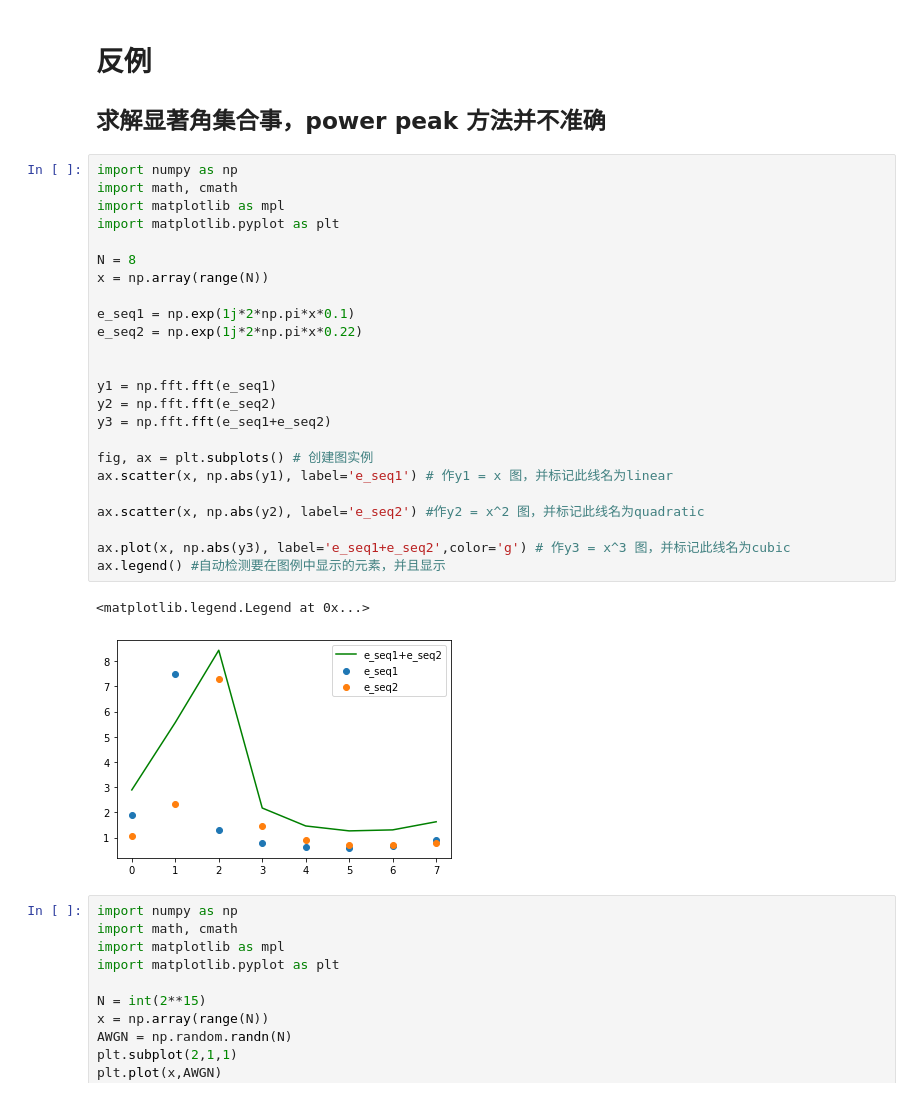
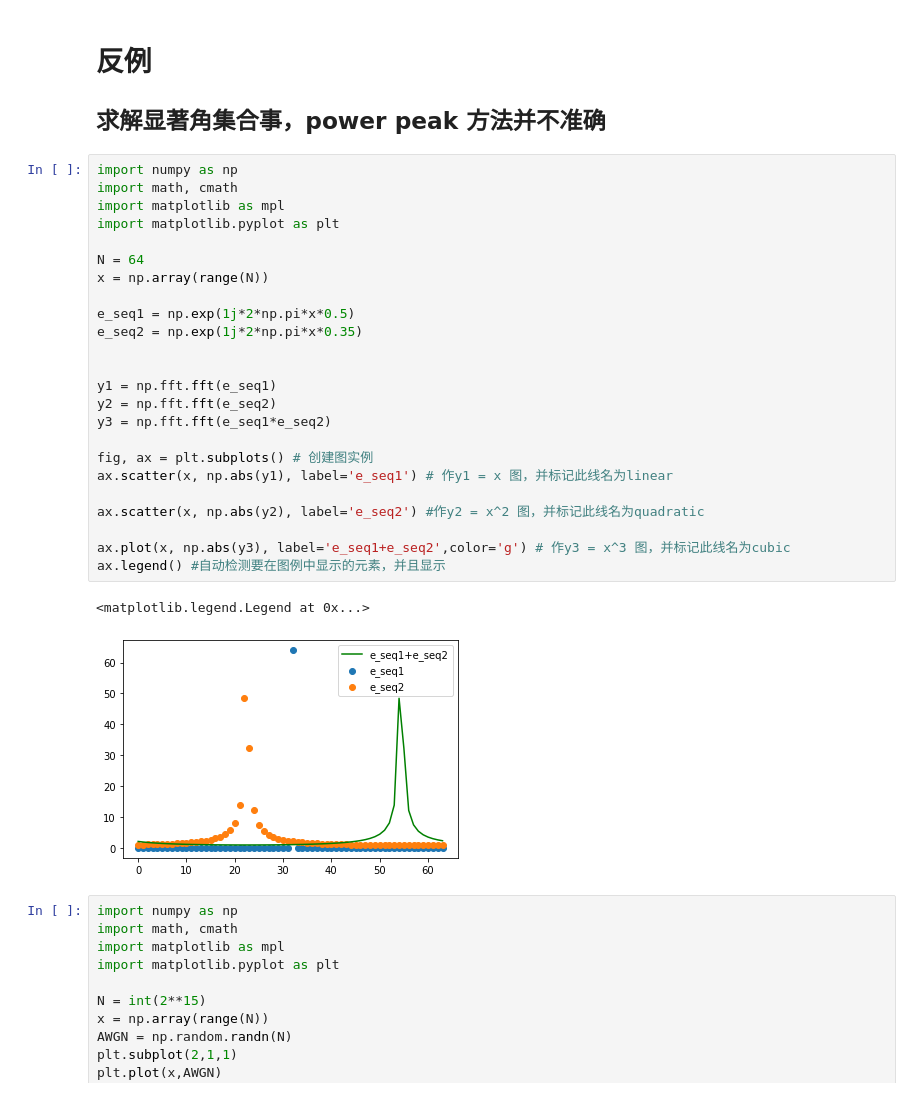
Before and after one commit to Brook1711/RIS-Angular-Domain, a Jupyter notebook: doc/paper_plot.ipynb, the cells around one changed output. Saved outputs shown, nothing was run; the diff lists cells and outputs as text.

```diff
--- a/doc/paper_plot.ipynb
+++ b/doc/paper_plot.ipynb
@@ -60,30 +60,30 @@ a = np.random.randn(10000,2).view(np.complex128)*np.power(2,-1/2)
 # %%
 import numpy as np
 import math, cmath
 import matplotlib as mpl
 import matplotlib.pyplot as plt
 
-N = 8
+N = 64
 x = np.array(range(N))
 
-e_seq1 = np.exp(1j*2*np.pi*x*0.1)
-e_seq2 = np.exp(1j*2*np.pi*x*0.22)
+e_seq1 = np.exp(1j*2*np.pi*x*0.5)
+e_seq2 = np.exp(1j*2*np.pi*x*0.35)
 
 
 y1 = np.fft.fft(e_seq1)
 y2 = np.fft.fft(e_seq2)
-y3 = np.fft.fft(e_seq1+e_seq2)
+y3 = np.fft.fft(e_seq1*e_seq2)
 
 fig, ax = plt.subplots() # 创建图实例
 ax.scatter(x, np.abs(y1), label='e_seq1') # 作y1 = x 图，并标记此线名为linear
 
 ax.scatter(x, np.abs(y2), label='e_seq2') #作y2 = x^2 图，并标记此线名为quadratic
 
 ax.plot(x, np.abs(y3), label='e_seq1+e_seq2',color='g') # 作y3 = x^3 图，并标记此线名为cubic
 ax.legend() #自动检测要在图例中显示的元素，并且显示
 # %% [output]
 <matplotlib.legend.Legend at 0x...>
-[figure, old version]
+[figure, new version]
 # %%
 import numpy as np
 import math, cmath
```
Also changed, not shown: 2 other files.
